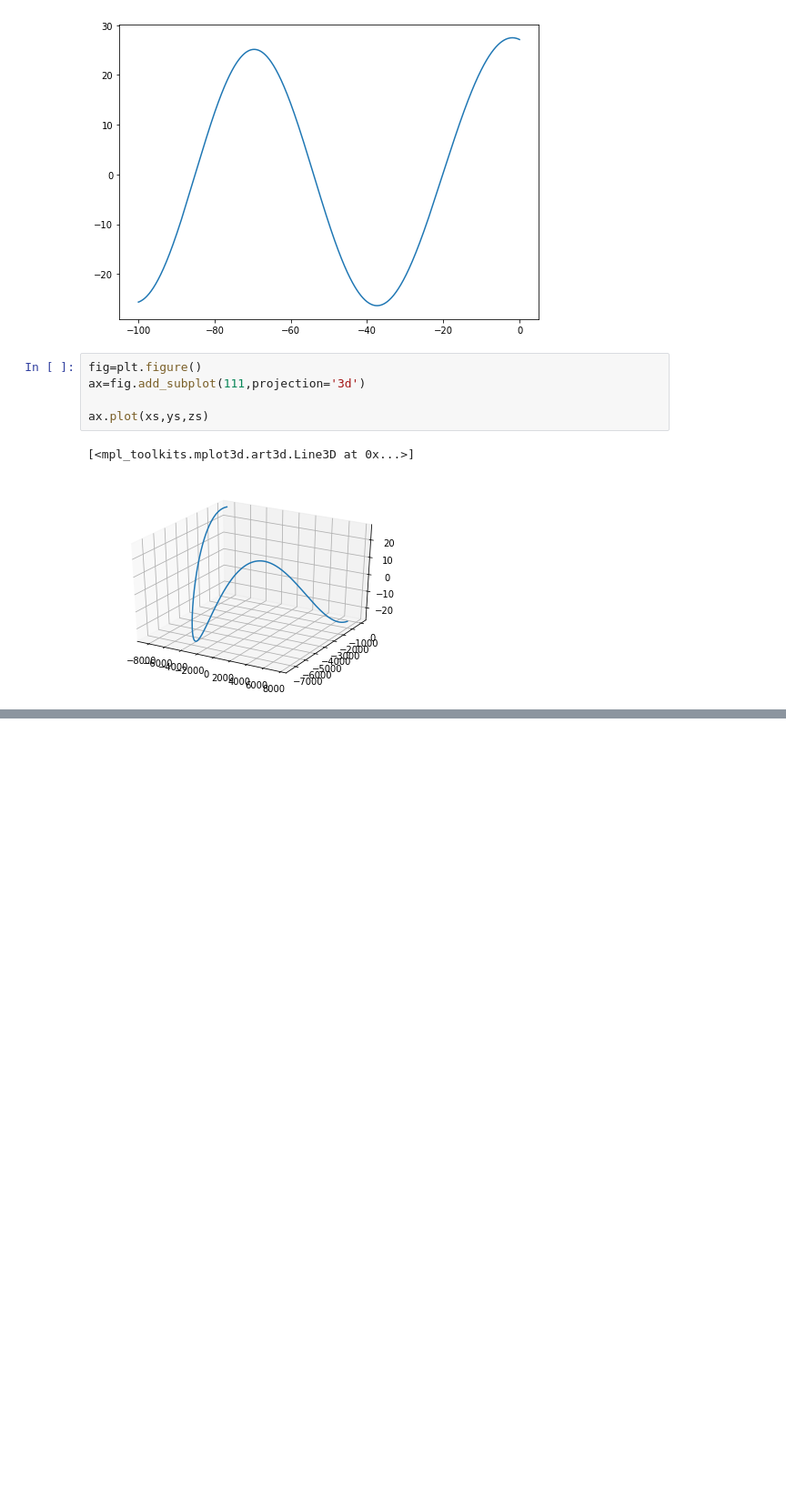
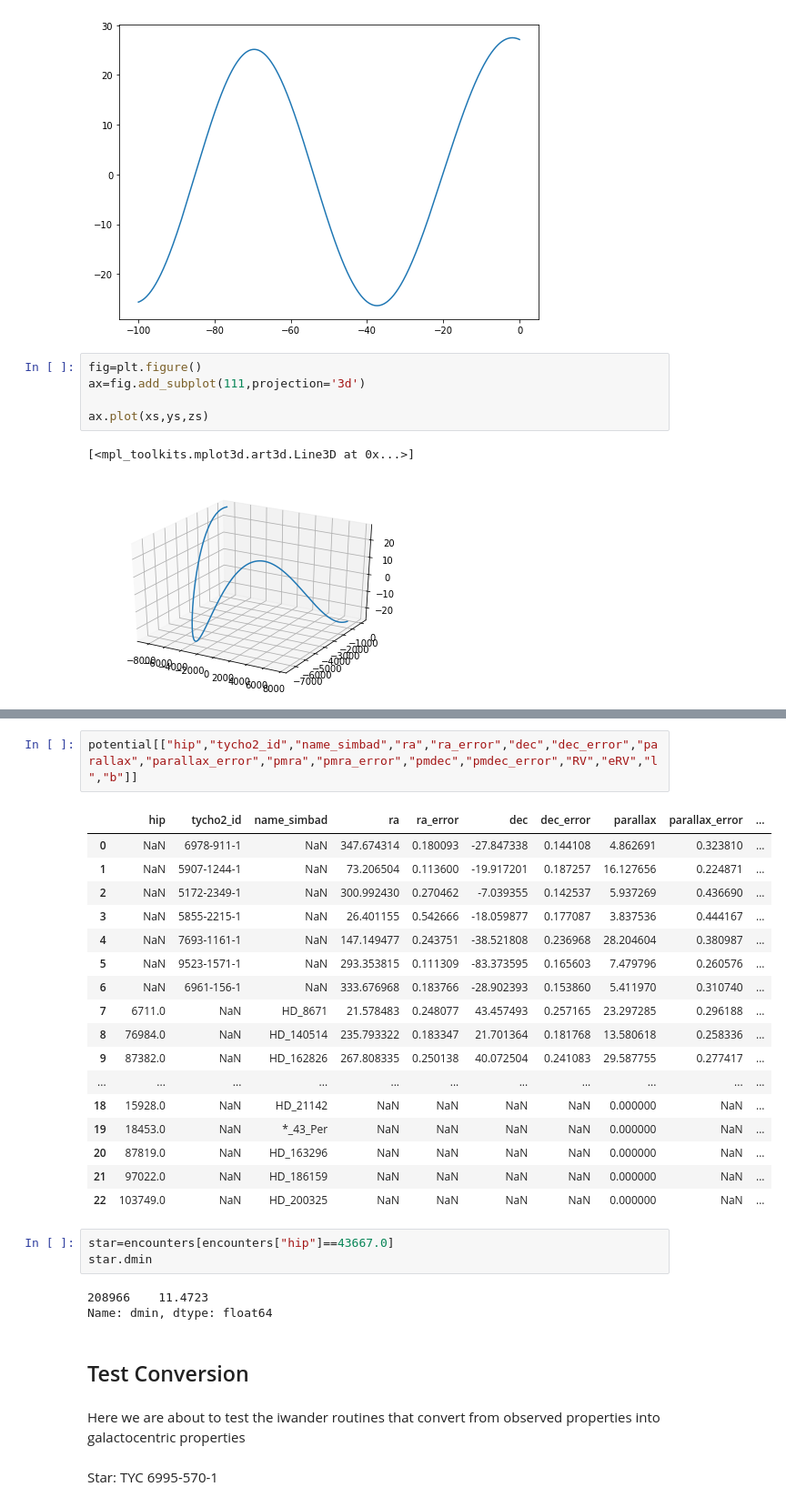
Before and after one commit to seap-udea/iWander, a Jupyter notebook: dev/analysis.ipynb, the cells around one changed output, grey strips where cells are left out. Shown: that part at 91% size. Drawn from its saved outputs; the diff is of its cells as text; blank space fills up the shorter version.

```diff
--- a/dev/analysis.ipynb
+++ b/dev/analysis.ipynb
@@ -491,0 +521,32 @@ ax.plot(xs,ys,zs)
+# %%
+potential[["hip","tycho2_id","name_simbad","ra","ra_error","dec","dec_error","parallax","parallax_error","pmra","pmra_error","pmdec","pmdec_error","RV","eRV","l","b"]]
+# %% [output]
+|  | hip | tycho2_id | name_simbad | ra | ra_error | dec | dec_error | parallax | parallax_error | ... |
+| 0 | NaN | 6978-911-1 | NaN | 347.674314 | 0.180093 | -27.847338 | 0.144108 | 4.862691 | 0.323810 | ... |
+| 1 | NaN | 5907-1244-1 | NaN | 73.206504 | 0.113600 | -19.917201 | 0.187257 | 16.127656 | 0.224871 | ... |
+| 2 | NaN | 5172-2349-1 | NaN | 300.992430 | 0.270462 | -7.039355 | 0.142537 | 5.937269 | 0.436690 | ... |
+| 3 | NaN | 5855-2215-1 | NaN | 26.401155 | 0.542666 | -18.059877 | 0.177087 | 3.837536 | 0.444167 | ... |
+| 4 | NaN | 7693-1161-1 | NaN | 147.149477 | 0.243751 | -38.521808 | 0.236968 | 28.204604 | 0.380987 | ... |
+| 5 | NaN | 9523-1571-1 | NaN | 293.353815 | 0.111309 | -83.373595 | 0.165603 | 7.479796 | 0.260576 | ... |
+| 6 | NaN | 6961-156-1 | NaN | 333.676968 | 0.183766 | -28.902393 | 0.153860 | 5.411970 | 0.310740 | ... |
+| 7 | 6711.0 | NaN | HD_8671 | 21.578483 | 0.248077 | 43.457493 | 0.257165 | 23.297285 | 0.296188 | ... |
+| 8 | 76984.0 | NaN | HD_140514 | 235.793322 | 0.183347 | 21.701364 | 0.181768 | 13.580618 | 0.258336 | ... |
+| 9 | 87382.0 | NaN | HD_162826 | 267.808335 | 0.250138 | 40.072504 | 0.241083 | 29.587755 | 0.277417 | ... |
+| ... | ... | ... | ... | ... | ... | ... | ... | ... | ... | ... |
+| 18 | 15928.0 | NaN | HD_21142 | NaN | NaN | NaN | NaN | 0.000000 | NaN | ... |
+| 19 | 18453.0 | NaN | *_43_Per | NaN | NaN | NaN | NaN | 0.000000 | NaN | ... |
+| 20 | 87819.0 | NaN | HD_163296 | NaN | NaN | NaN | NaN | 0.000000 | NaN | ... |
+| 21 | 97022.0 | NaN | HD_186159 | NaN | NaN | NaN | NaN | 0.000000 | NaN | ... |
+| 22 | 103749.0 | NaN | HD_200325 | NaN | NaN | NaN | NaN | 0.000000 | NaN | ... |
+# %%
+star=encounters[encounters["hip"]==43667.0]
+star.dmin
+# %% [output]
+208966    11.4723
+Name: dmin, dtype: float64
+# %% [markdown]
+## Test Conversion
+# %% [markdown]
+Here we are about to test the iwander routines that convert from observed properties into galactocentric properties
+# %% [markdown]
+Star: TYC 6995-570-1
```
Also changed, not shown: parts of 16 cells of this notebook, 10 other files.
